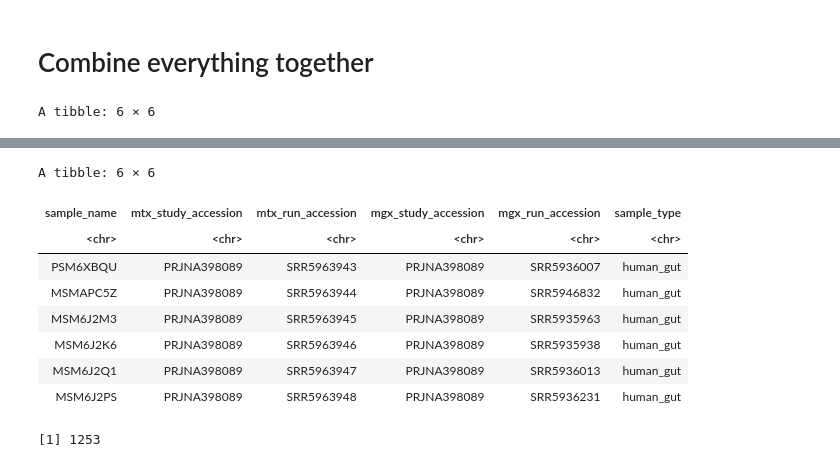
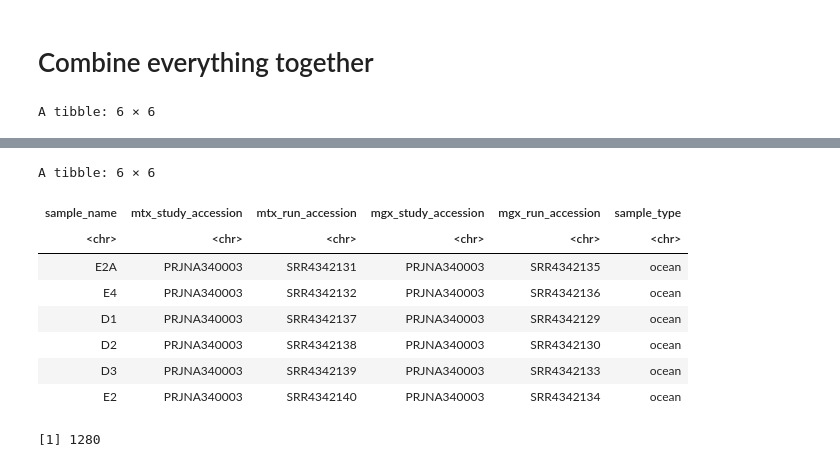
Before and after one commit to Arcadia-Science/2022-mtx-not-in-mgx-pairs, a Jupyter notebook: notebooks/20220816_parse_metadata_paired_mgx_mtx.ipynb, the cells around one changed output, grey strips where cells are left out. Saved outputs shown, nothing was run; the diff lists cells and outputs as text; code cells hidden in the pictures.

Commit message:
add a few more samples

```diff
--- a/notebooks/20220816_parse_metadata_paired_mgx_mtx.ipynb
+++ b/notebooks/20220816_parse_metadata_paired_mgx_mtx.ipynb
@@ -913,0 +953,3 @@ A tibble: 761 × 6
+# %%
+prjna242360 <- read_tsv("https://www.ebi.ac.uk/ena/portal/api/filereport?accession=PRJNA242360&result=read_run&fields=study_accession,secondary_study_accession,sample_accession,secondary_sample_accession,experiment_accession,run_accession,submission_accession,tax_id,scientific_name,instrument_platform,instrument_model,library_name,nominal_length,library_layout,library_strategy,library_source,library_selection,read_count,base_count,center_name,first_public,last_updated,experiment_title,study_title,study_alias,experiment_alias,run_alias,fastq_bytes,fastq_md5,fastq_ftp,fastq_aspera,fastq_galaxy,submitted_bytes,submitted_md5,submitted_ftp,submitted_aspera,submitted_galaxy,submitted_format,sra_bytes,sra_md5,sra_ftp,sra_aspera,sra_galaxy,cram_index_ftp,cram_index_aspera,cram_index_galaxy,sample_alias,broker_name,sample_title,nominal_sdev,first_created&format=tsv&download=true&limit=0",
+                        show_col_types = F)
@@ -913,0 +996,3 @@ A tibble: 761 × 6
+# %%
+prjeb12234 <- read_tsv("https://www.ebi.ac.uk/ena/portal/api/filereport?accession=PRJEB12234&result=read_run&fields=study_accession,secondary_study_accession,sample_accession,secondary_sample_accession,experiment_accession,run_accession,submission_accession,tax_id,scientific_name,instrument_platform,instrument_model,library_name,nominal_length,library_layout,library_strategy,library_source,library_selection,read_count,base_count,center_name,first_public,last_updated,experiment_title,study_title,study_alias,experiment_alias,run_alias,fastq_bytes,fastq_md5,fastq_ftp,fastq_aspera,fastq_galaxy,submitted_bytes,submitted_md5,submitted_ftp,submitted_aspera,submitted_galaxy,submitted_format,sra_bytes,sra_md5,sra_ftp,sra_aspera,sra_galaxy,cram_index_ftp,cram_index_aspera,cram_index_galaxy,sample_alias,broker_name,sample_title,nominal_sdev,first_created&format=tsv&download=true&limit=0",
+                      show_col_types = F)
@@ -913,0 +1039,22 @@ A tibble: 761 × 6
+# %%
+prjna340003 <- read_tsv("https://www.ebi.ac.uk/ena/portal/api/filereport?accession=PRJNA340003&result=read_run&fields=study_accession,secondary_study_accession,sample_accession,secondary_sample_accession,experiment_accession,run_accession,submission_accession,tax_id,scientific_name,instrument_platform,instrument_model,library_name,nominal_length,library_layout,library_strategy,library_source,library_selection,read_count,base_count,center_name,first_public,last_updated,experiment_title,study_title,study_alias,experiment_alias,run_alias,fastq_bytes,fastq_md5,fastq_ftp,fastq_aspera,fastq_galaxy,submitted_bytes,submitted_md5,submitted_ftp,submitted_aspera,submitted_galaxy,submitted_format,sra_bytes,sra_md5,sra_ftp,sra_aspera,sra_galaxy,cram_index_ftp,cram_index_aspera,cram_index_galaxy,sample_alias,broker_name,sample_title,nominal_sdev,first_created&format=tsv&download=true&limit=0",
+                        show_col_types = F)
+# %%
+prjna340003_mtx <- prjna340003 %>%
+  filter(library_source == "METATRANSCRIPTOMIC") %>%
+  mutate(sample_name = gsub(":RNA", "", sample_alias)) %>%
+  select(sample_name,
+         mtx_study_accession = study_accession,
+         mtx_run_accession = run_accession)
+
+prjna340003_mgx <- prjna340003 %>%
+  filter(library_source == "METAGENOMIC") %>%
+  mutate(sample_name = gsub(":DNA", "", sample_alias)) %>%
+  select(sample_name,
+         mgx_study_accession = study_accession,
+         mgx_run_accession = run_accession)
+
+prjna340003_mtx_vs_mgx <- inner_join(prjna340003_mtx, prjna340003_mgx, by = "sample_name") %>%
+  mutate(sample_type = "ocean")
+
+prjna340003_mtx_vs_mgx
@@ -924,41 +1081,45 @@ all_paired_mtx_mgx <- bind_rows(prjna406858_mtx_vs_mgx,
                                 prjna202380_mtx_vs_mgx,
                                 prjna541981_mtx_vs_mgx,
                                 prjna797778_mtx_vs_mgx,
                                 prjna339914_mtx_vs_mgx,
                                 prjeb33889_mtx_vs_mgx,
                                 prjna698464_mtx_vs_mgx,
                                 prjna396840_mtx_vs_mgx,
                                 prjna492158_mtx_vs_mgx,
                                 prjna278075_mtx_vs_mgx,
                                 prjeb38017_mtx_vs_mgx,
                                 prjna616041_mtx_vs_mgx,
                                 prjna395125_vs_prjna393770,
                                 prjeb12284_vs_prjeb12083,
                                 prjeb32788_vs_prjeb32781,
-                                prjna398089_mtx_vs_mgx)
+                                prjna398089_mtx_vs_mgx,
+                                prjna632343_mtx_vs_mgx,
+                                prjna242360_mtx_vs_mgx,
+                                prjeb12234_mtx_vs_mgx,
+                                prjna340003_mtx_vs_mgx)
 head(all_paired_mtx_mgx)
 tail(all_paired_mtx_mgx)
 nrow(all_paired_mtx_mgx)
 # %% [output]
 A tibble: 6 × 6
 | sample_name | mtx_study_accession | mtx_run_accession | mgx_study_accession | mgx_run_accession | sample_type |
 | <chr> | <chr> | <chr> | <chr> | <chr> | <chr> |
 | C_2_1 | PRJNA406858 | SRR6032600 | PRJNA406858 | SRR6032602 | activated_sludge |
 | B_2_1 | PRJNA406858 | SRR6032604 | PRJNA406858 | SRR6032601 | activated_sludge |
 | E_2_1 | PRJNA406858 | SRR6032605 | PRJNA406858 | SRR6032603 | activated_sludge |
 | rumen_microbiome_of_beef_cattle_101 | PRJNA448333 | SRR8416057 | PRJNA448333 | SRR8397906 | cattle_rumen |
 | rumen_microbiome_of_beef_cattle_103 | PRJNA448333 | SRR8416058 | PRJNA448333 | SRR8404214 | cattle_rumen |
 | rumen_microbiome_of_beef_cattle_104 | PRJNA448333 | SRR8416055 | PRJNA448333 | SRR8397905 | cattle_rumen |
 A tibble: 6 × 6
 | sample_name | mtx_study_accession | mtx_run_accession | mgx_study_accession | mgx_run_accession | sample_type |
 | <chr> | <chr> | <chr> | <chr> | <chr> | <chr> |
-| PSM6XBQU | PRJNA398089 | SRR5963943 | PRJNA398089 | SRR5936007 | human_gut |
-| MSMAPC5Z | PRJNA398089 | SRR5963944 | PRJNA398089 | SRR5946832 | human_gut |
-| MSM6J2M3 | PRJNA398089 | SRR5963945 | PRJNA398089 | SRR5935963 | human_gut |
-| MSM6J2K6 | PRJNA398089 | SRR5963946 | PRJNA398089 | SRR5935938 | human_gut |
-| MSM6J2Q1 | PRJNA398089 | SRR5963947 | PRJNA398089 | SRR5936013 | human_gut |
-| MSM6J2PS | PRJNA398089 | SRR5963948 | PRJNA398089 | SRR5936231 | human_gut |
+| E2A | PRJNA340003 | SRR4342131 | PRJNA340003 | SRR4342135 | ocean |
+| E4 | PRJNA340003 | SRR4342132 | PRJNA340003 | SRR4342136 | ocean |
+| D1 | PRJNA340003 | SRR4342137 | PRJNA340003 | SRR4342129 | ocean |
+| D2 | PRJNA340003 | SRR4342138 | PRJNA340003 | SRR4342130 | ocean |
+| D3 | PRJNA340003 | SRR4342139 | PRJNA340003 | SRR4342133 | ocean |
+| E2 | PRJNA340003 | SRR4342140 | PRJNA340003 | SRR4342134 | ocean |
-[1] 1253
+[1] 1280
 # %%
 # look at the breakdown of sample types
 table(all_paired_mtx_mgx$sample_type)
```
Also changed, not shown: parts of 11 cells of this notebook.
